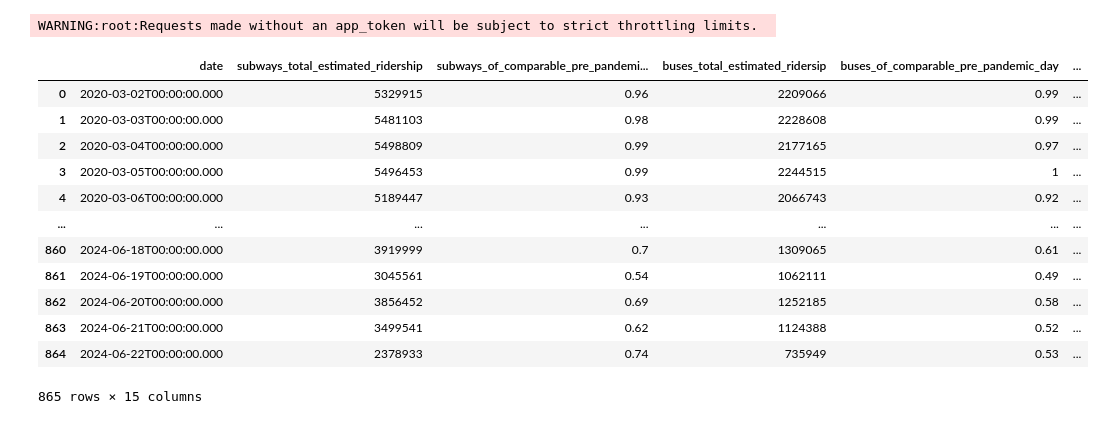
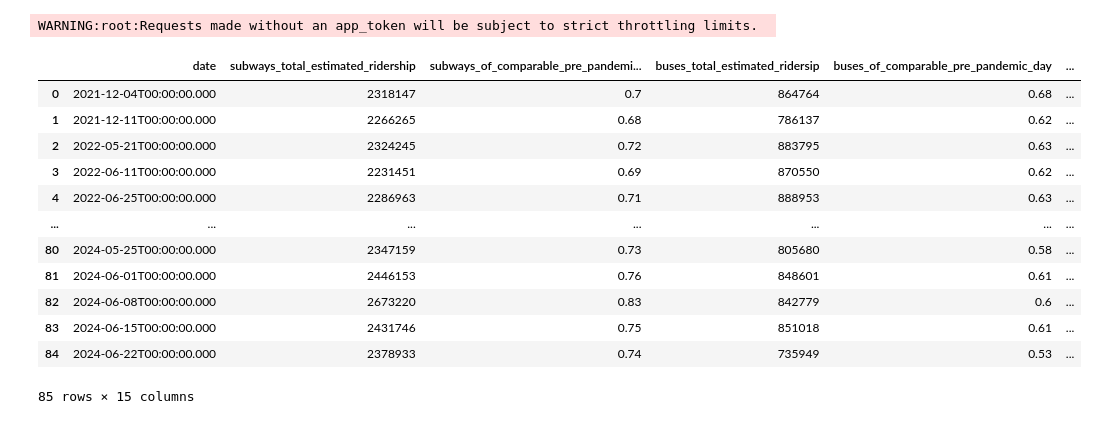
Before and after one commit to atharvakarnik/NY-MetroMetrics, a Jupyter notebook: sandbox-data-extraction.ipynb, the cells around one changed output. Cells and saved outputs as stored; diff of their text form; code cells hidden in the pictures.

```diff
--- a/sandbox-data-extraction.ipynb
+++ b/sandbox-data-extraction.ipynb
@@ -82,24 +82,24 @@ Name: date, Length: 1576, dtype: object
 # %%
 client = Socrata("data.ny.gov", None)
 
-results = client.get("vxuj-8kew", limit=2000, where='subways_total_estimated_ridership > 2212965') # GET ridership
+results = client.get("vxuj-8kew", limit=2000, where='subways_total_estimated_ridership > 2212965 AND buses_total_estimated_ridersip < 984908') # GET ridership data for specific criteria
 
-today_df = pd.DataFrame.from_records(results) # Just testing extraction method out
+filtered_df = pd.DataFrame.from_records(results) # Just testing extraction method out
 # %% [output]
 WARNING:root:Requests made without an app_token will be subject to strict throttling limits.
 # %%
-display(today_df)
+display(filtered_df)
 # %% [output]
 |  | date | subways_total_estimated_ridership | subways_of_comparable_pre_pandemi... | buses_total_estimated_ridersip | buses_of_comparable_pre_pandemic_day | ... |
-| 0 | 2020-03-02T00:00:00.000 | 5329915 | 0.96 | 2209066 | 0.99 | ... |
-| 1 | 2020-03-03T00:00:00.000 | 5481103 | 0.98 | 2228608 | 0.99 | ... |
-| 2 | 2020-03-04T00:00:00.000 | 5498809 | 0.99 | 2177165 | 0.97 | ... |
-| 3 | 2020-03-05T00:00:00.000 | 5496453 | 0.99 | 2244515 | 1 | ... |
-| 4 | 2020-03-06T00:00:00.000 | 5189447 | 0.93 | 2066743 | 0.92 | ... |
+| 0 | 2021-12-04T00:00:00.000 | 2318147 | 0.7 | 864764 | 0.68 | ... |
+| 1 | 2021-12-11T00:00:00.000 | 2266265 | 0.68 | 786137 | 0.62 | ... |
+| 2 | 2022-05-21T00:00:00.000 | 2324245 | 0.72 | 883795 | 0.63 | ... |
+| 3 | 2022-06-11T00:00:00.000 | 2231451 | 0.69 | 870550 | 0.62 | ... |
+| 4 | 2022-06-25T00:00:00.000 | 2286963 | 0.71 | 888953 | 0.63 | ... |
 | ... | ... | ... | ... | ... | ... | ... |
-| 860 | 2024-06-18T00:00:00.000 | 3919999 | 0.7 | 1309065 | 0.61 | ... |
-| 861 | 2024-06-19T00:00:00.000 | 3045561 | 0.54 | 1062111 | 0.49 | ... |
-| 862 | 2024-06-20T00:00:00.000 | 3856452 | 0.69 | 1252185 | 0.58 | ... |
-| 863 | 2024-06-21T00:00:00.000 | 3499541 | 0.62 | 1124388 | 0.52 | ... |
-| 864 | 2024-06-22T00:00:00.000 | 2378933 | 0.74 | 735949 | 0.53 | ... |
+| 80 | 2024-05-25T00:00:00.000 | 2347159 | 0.73 | 805680 | 0.58 | ... |
+| 81 | 2024-06-01T00:00:00.000 | 2446153 | 0.76 | 848601 | 0.61 | ... |
+| 82 | 2024-06-08T00:00:00.000 | 2673220 | 0.83 | 842779 | 0.6 | ... |
+| 83 | 2024-06-15T00:00:00.000 | 2431746 | 0.75 | 851018 | 0.61 | ... |
+| 84 | 2024-06-22T00:00:00.000 | 2378933 | 0.74 | 735949 | 0.53 | ... |
-865 rows × 15 columns
+85 rows × 15 columns
```
Also changed, not shown: parts of 4 cells of this notebook.
